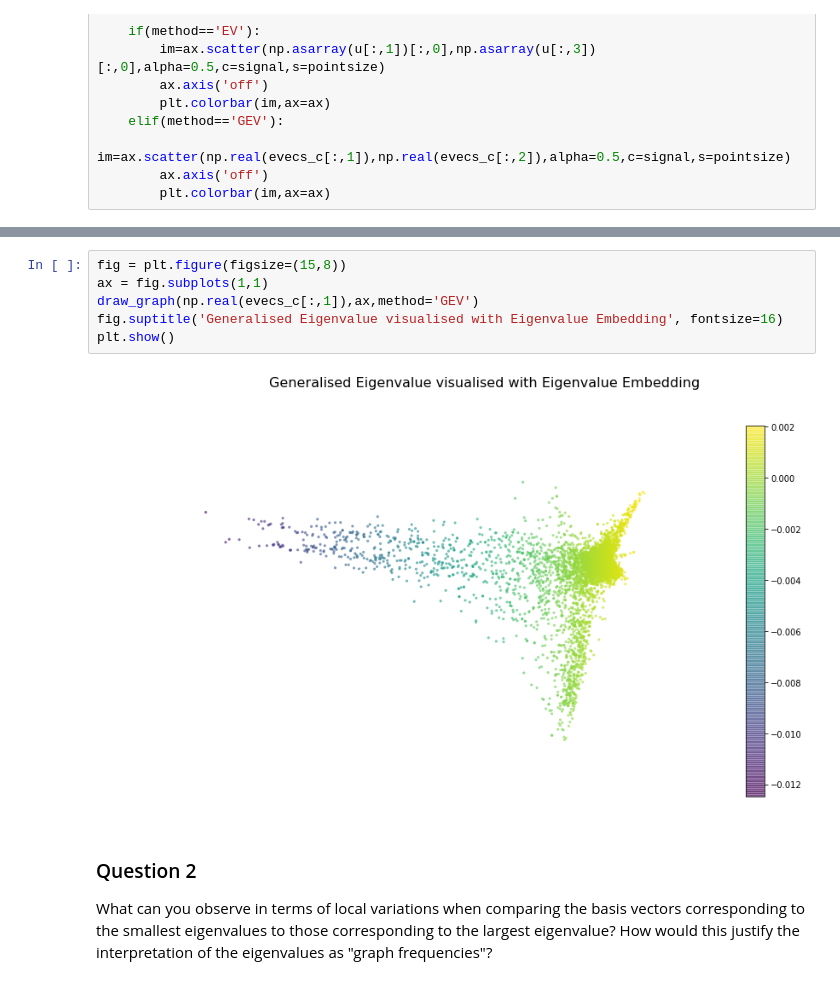
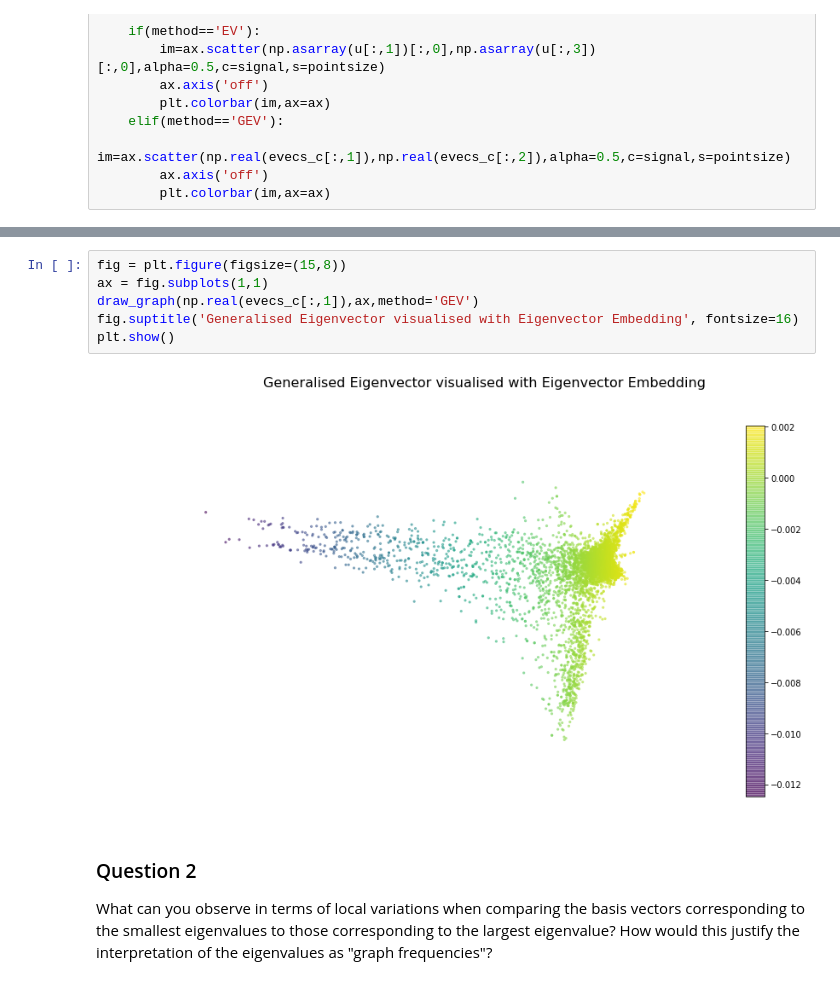
Before and after one commit to mattminder/ntds_24, a Jupyter notebook: Milestone_4/4_graph_signal_processing.ipynb, the cells around one changed output, grey strips where cells are left out. Cells and saved outputs as stored; diff of their text form.

```diff
--- a/Milestone_4/4_graph_signal_processing.ipynb
+++ b/Milestone_4/4_graph_signal_processing.ipynb
@@ -189,11 +189,11 @@ plt.show()
 # %%
 fig = plt.figure(figsize=(15,8))
 ax = fig.subplots(1,1)
 draw_graph(np.real(evecs_c[:,1]),ax,method='GEV')
-fig.suptitle('Generalised Eigenvalue visualised with Eigenvalue Embedding', fontsize=16)
+fig.suptitle('Generalised Eigenvector visualised with Eigenvector Embedding', fontsize=16)
 plt.show()
 # %% [output]
-[figure, old version]
+[figure, new version]
 # %% [markdown]
 ### Question 2
 
```
Also changed, not shown: parts of 11 cells of this notebook.
